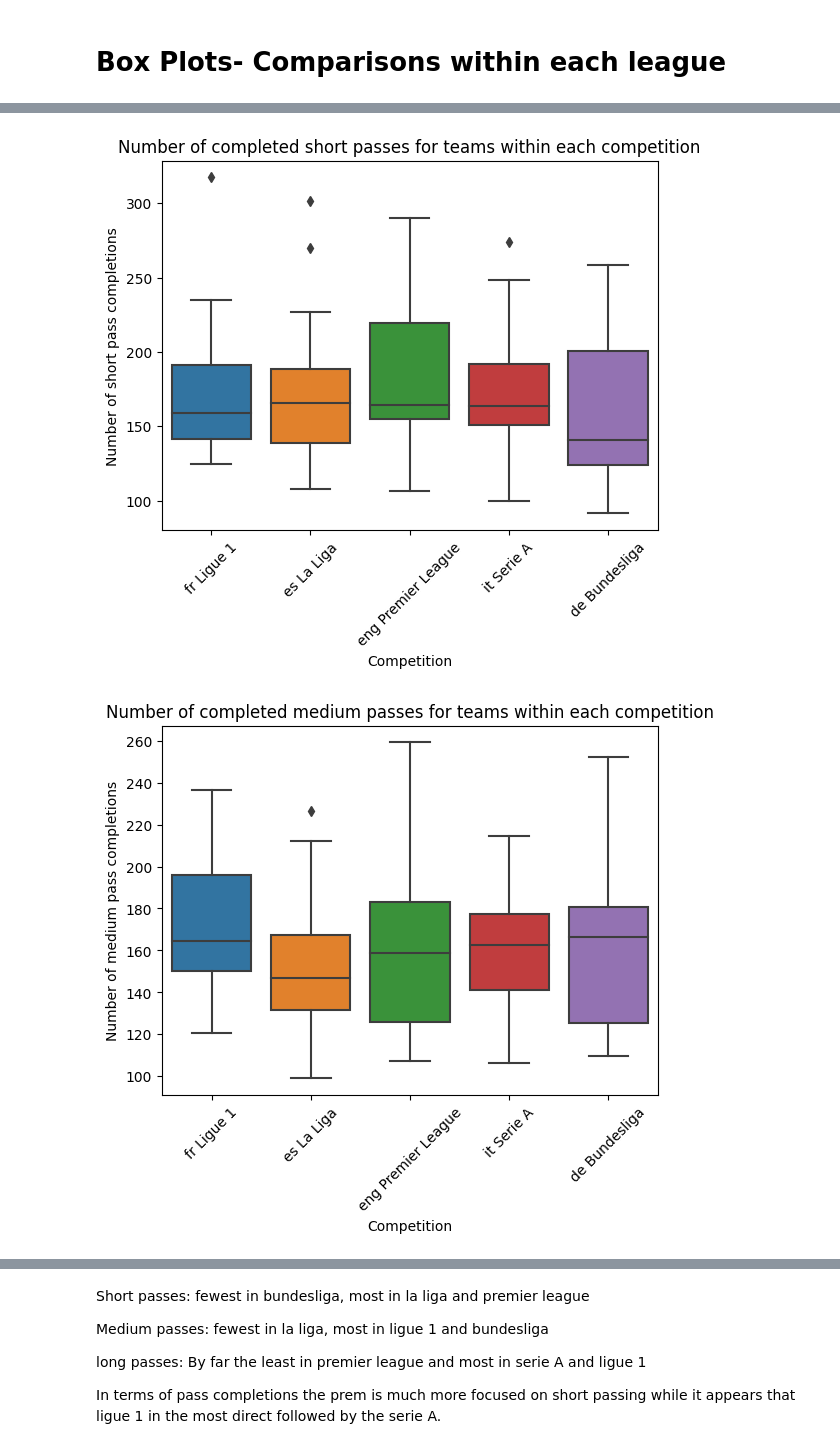
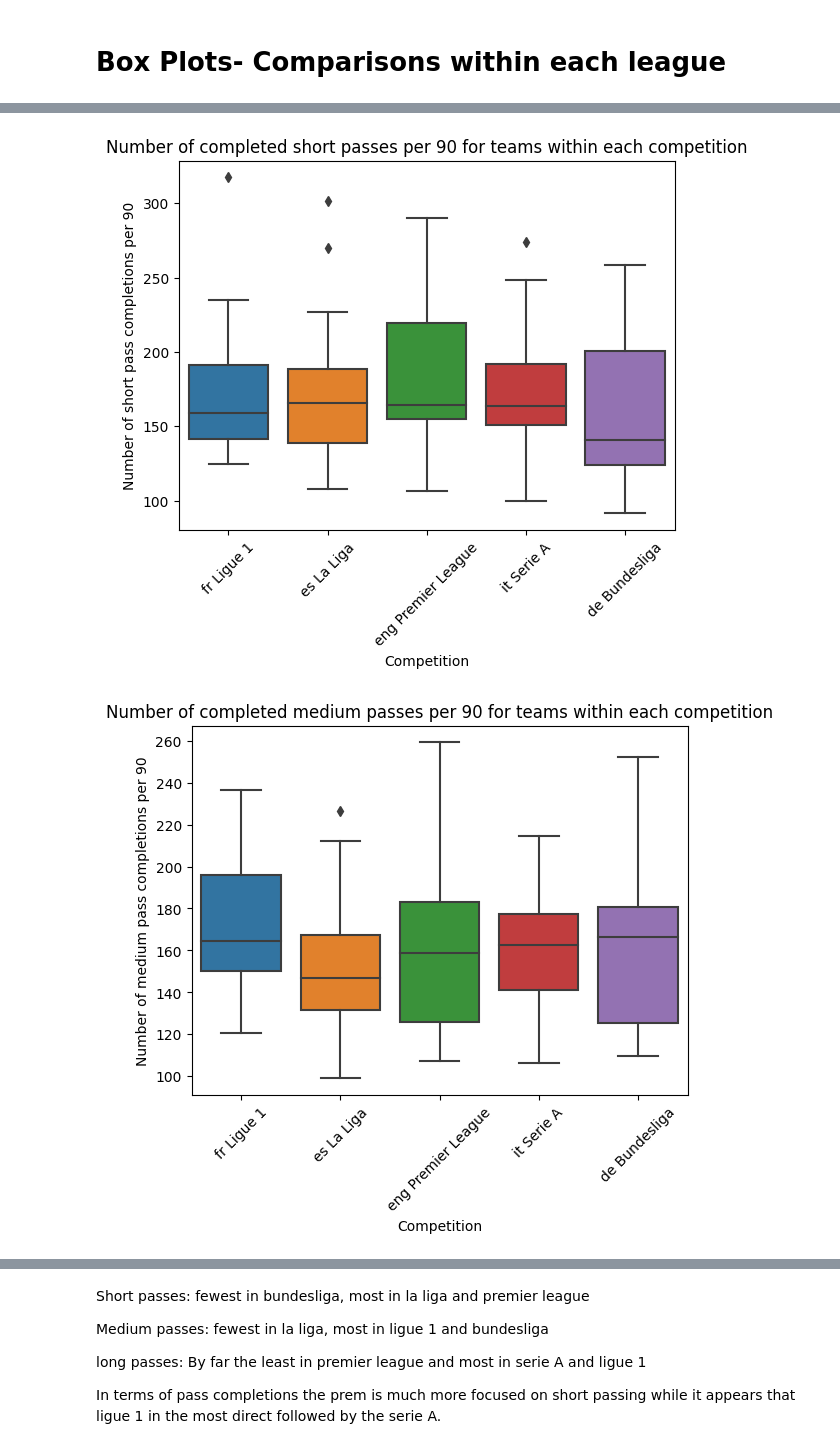
Before and after one commit to Owenp25/-Top-5-Football-Leagues-Clustering-Analysis, a Jupyter notebook: Top_5_Football_Leagues_Clustering_Teams_by_Passing_Play_Style.ipynb, the cells around one changed output, grey strips where cells are left out. Saved outputs shown, nothing was run; the diff lists cells and outputs as text; code cells hidden in the pictures.

```diff
--- a/Top_5_Football_Leagues_Clustering_Teams_by_Passing_Play_Style.ipynb
+++ b/Top_5_Football_Leagues_Clustering_Teams_by_Passing_Play_Style.ipynb
@@ -253,7 +258,7 @@ pd.set_option('display.max_rows', None)
 
 top5_pass
 
-top5_pass.drop(['Comp', '# Pl', '90s', 'Att'], axis=1, inplace = True)
+top5_pass.drop(['Comp', '# Pl', '90s', 'Att', 'Rk'], axis=1, inplace = True)
 # %%
 top5_pass
 # %% [output]
@@ -327,0 +328,11 @@ top5_pass1 = top5_pass.drop(columns=top5_pass.columns[top5_pass.nunique() == 1])
+# %%
+# change all numeric columns to float data type instead of object
+for column in top5_pass.columns:
+    # Check if the column is currently of object data type
+    if top5_pass[column].dtype == 'object':
+        # Try to convert the column to numeric
+        try:
+            top5_pass[column] = pd.to_numeric(top5_pass[column])
+        except ValueError:
+            # If the column contains non-numeric values, it will remain as object type
+            pass
@@ -330,42 +363,40 @@ top5_pass1 = top5_pass.drop(columns=top5_pass.columns[top5_pass.nunique() == 1])
 # %%
-import matplotlib.pyplot as plt
-
 sns.boxplot(data=top5_pass, x='Competition', y='Cmp_short')
 
-plt.title('Number of completed short passes for teams within each competition')
+plt.title('Number of completed short passes per 90 for teams within each competition')
 plt.xlabel('Competition')
-plt.ylabel('Number of short pass completions')
+plt.ylabel('Number of short pass completions per 90')
 
 # Rotate the x-axis labels for better visibility
 plt.xticks(rotation=45)
 
 # Show the plot
 plt.show()
 
 sns.boxplot(data=top5_pass, x='Competition', y='Cmp_med')
 
-plt.title('Number of completed medium passes for teams within each competition')
+plt.title('Number of completed medium passes per 90 for teams within each competition')
 plt.xlabel('Competition')
-plt.ylabel('Number of medium pass completions')
+plt.ylabel('Number of medium pass completions per 90')
 
 # Rotate the x-axis labels for better visibility
 plt.xticks(rotation=45)
 
 # Show the plot
 plt.show()
 
 
 sns.boxplot(data=top5_pass, x='Competition', y='Cmp_long')
 
-plt.title('Number of completed long passes for teams within each competition')
+plt.title('Number of completed long passes per 90 for teams within each competition')
 plt.xlabel('Competition')
-plt.ylabel('Number of long pass completions')
+plt.ylabel('Number of long pass completions per 90')
 
 # Rotate the x-axis labels for better visibility
 plt.xticks(rotation=45)
 
 # Show the plot
 plt.show()
 # %% [output]
-[figure, old version]
+[figure, new version]
-[figure, old version]
+[figure, new version]
```
Also changed, not shown: parts of 16 cells of this notebook.
